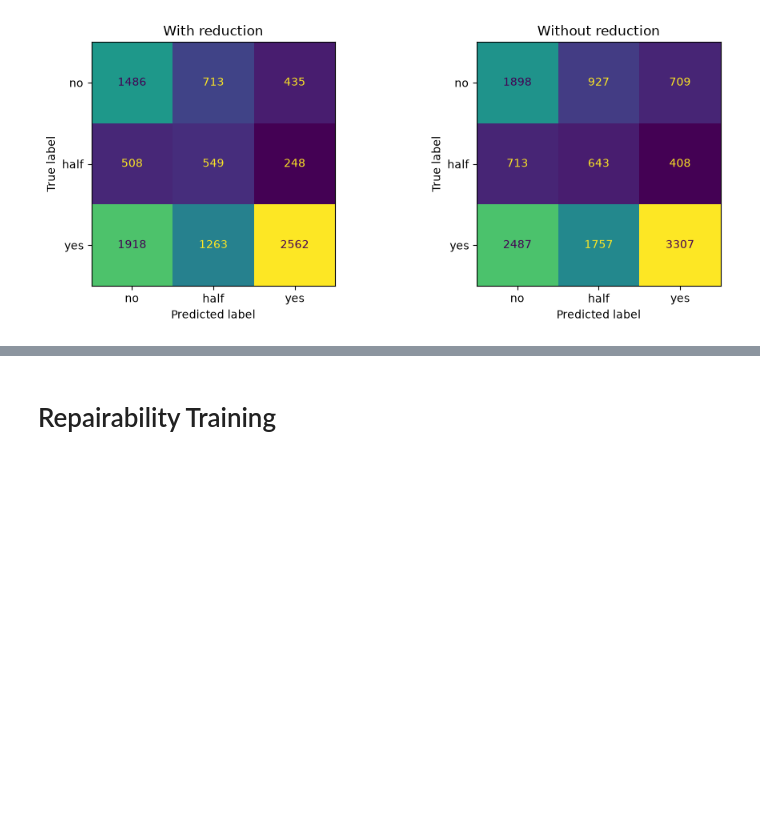
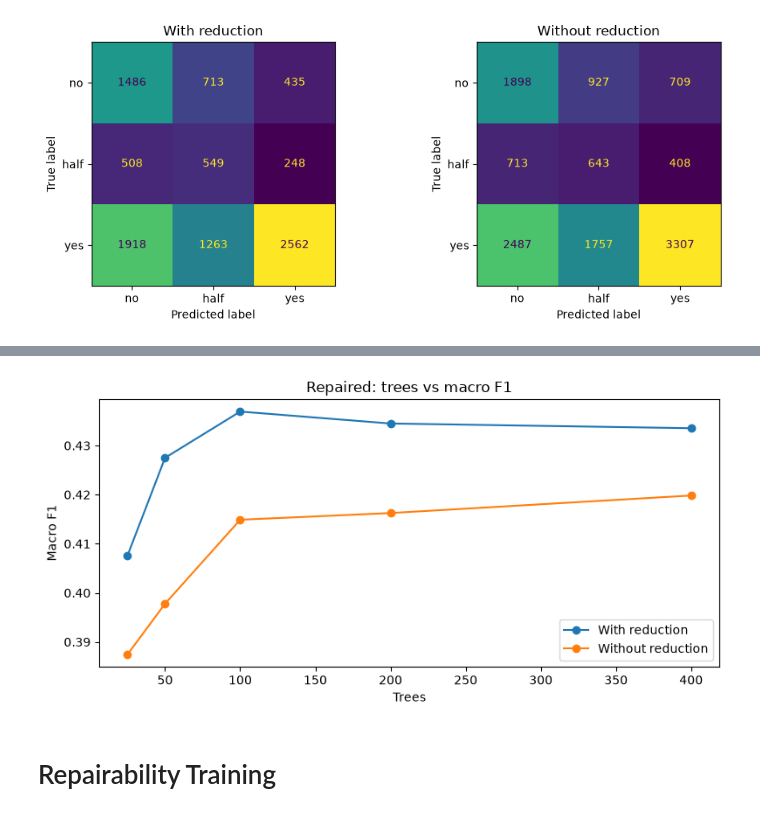
Before and after one commit to cdurepos/cos475-project1, a Jupyter notebook: notebooks/boost.ipynb, the cells around one changed output, grey strips where cells are left out. Drawn from its saved outputs; the diff is of its cells as text; code cells hidden in the pictures; blank space fills up the shorter version.

Commit message:
added tree count experiments and per-query results

```diff
--- a/notebooks/boost.ipynb
+++ b/notebooks/boost.ipynb
@@ -228,6 +228,7 @@ print(
 )
 
 preds = {}
+repaired_at_100 = {}
 for label, (train_df, test_df) in splits.items():
     X_train = train_df.drop(columns='repaired')
     X_test = test_df.drop(columns='repaired')
@@ -248,12 +249,26 @@ for label, (train_df, test_df) in splits.items():
     pred = model.predict(X_test)
     preds[label] = (y_test, pred)
 
+    score = f1_score(y_test, pred, average='macro', labels=list(LABELS))
+    split_name = label.lower().replace(' ', '_')
+    out = test_df.drop(columns='repaired').copy()
+    out.insert(0, 'row_id', test_df.index)
+    out['y_true'] = y_test.to_numpy()
+    out['y_pred'] = pred
+    repaired_at_100[label] = {
+        'score': score,
+        'n_trees': model.n_estimators_,
+        'split_name': split_name,
+        'frame': out,
+    }
+
     print(
         f"{label:<28}"
-        f"{f1_score(y_test, pred, average='macro', labels=list(LABELS)):<12.4f}"
+        f"{score:<12.4f}"
         f"{model.n_estimators_:<8}"
         f"{len(test_df):<12}"
     )
+
 
 fig, axes = plt.subplots(1, 2, figsize=(10, 4))
 for ax, (label, (y_test, pred)) in zip(axes, preds.items()):
@@ -271,0 +291,78 @@ Without reduction           0.4149      100     12849
+# %%
+from sklearn.ensemble import GradientBoostingClassifier
+from sklearn.preprocessing import OrdinalEncoder
+from sklearn.utils.class_weight import compute_sample_weight
+from sklearn.metrics import f1_score
+import matplotlib.pyplot as plt
+
+# same splits and encoding as the classifier above
+N_TREES = [25, 50, 100, 200, 400]
+LABELS = ('no', 'half', 'yes')
+categorical = ['country', 'category', 'kind_of_product']
+
+splits = {
+    'With reduction': (train_reduced_ter, test_reduced_ter),
+    'Without reduction': (train_full_ter, test_full_ter),
+}
+
+print(f"{'Split':<22}{'Trees':<8}{'Macro F1':<12}{'Test rows':<12}")
+
+scores = {label: [] for label in splits}
+best_repaired = None
+for label, (train_df, test_df) in splits.items():
+    X_train = train_df.drop(columns='repaired')
+    X_test = test_df.drop(columns='repaired')
+
+    y_train = train_df['repaired']
+    y_test = test_df['repaired']
+
+    encoder = OrdinalEncoder(handle_unknown='use_encoded_value', unknown_value=-1)
+    X_train[categorical] = encoder.fit_transform(X_train[categorical])
+    X_test[categorical] = encoder.transform(X_test[categorical])
+
+    sample_weight = compute_sample_weight('balanced', train_df['repaired'])
+
+    for n_trees in N_TREES:
+        prior = repaired_at_100[label]
+        if n_trees == prior['n_trees']:
+            # repeat the 100-tree metrics from the fit above
+            score = prior['score']
+            split_name = prior['split_name']
+            out = prior['frame']
+        else:
+            model = GradientBoostingClassifier(n_estimators=n_trees, random_state=42)
+            model.fit(X_train, y_train, sample_weight=sample_weight)
+            pred = model.predict(X_test)
+            score = f1_score(y_test, pred, average='macro', labels=list(LABELS))
+            split_name = label.lower().replace(' ', '_')
+            out = test_df.drop(columns='repaired').copy()
+            out.insert(0, 'row_id', test_df.index)
+            out['y_true'] = y_test.to_numpy()
+            out['y_pred'] = pred
+
+        scores[label].append(score)
+
+        keep = best_repaired is None or score > best_repaired[0] or (
+            score == best_repaired[0] and n_trees < best_repaired[1]
+        )
+        if keep:
+            best_repaired = (score, n_trees, split_name, out)
+
+        print(
+            f"{label:<22}"
+            f"{n_trees:<8}"
+            f"{score:<12.4f}"
+            f"{len(test_df):<12}"
+        )
+
+
+fig, ax = plt.subplots(figsize=(8, 4))
+for label, series in scores.items():
+    ax.plot(N_TREES, series, marker='o', label=label)
+ax.set_xlabel('Trees')
+ax.set_ylabel('Macro F1')
+ax.set_title('Repaired: trees vs macro F1')
+ax.legend()
+plt.tight_layout()
+plt.show()
+# %% [output]
@@ -272,3 +380,4 @@ Without reduction           0.4149      100     12849
+[figure, added]
 # %% [markdown]
 # Repairability Training
 # %% [markdown]
```
Also changed, not shown: parts of 11 cells of this notebook.
